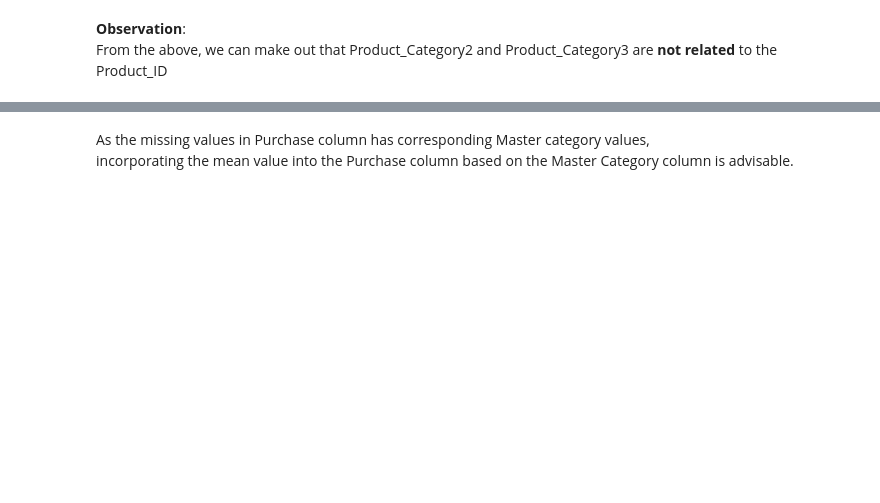
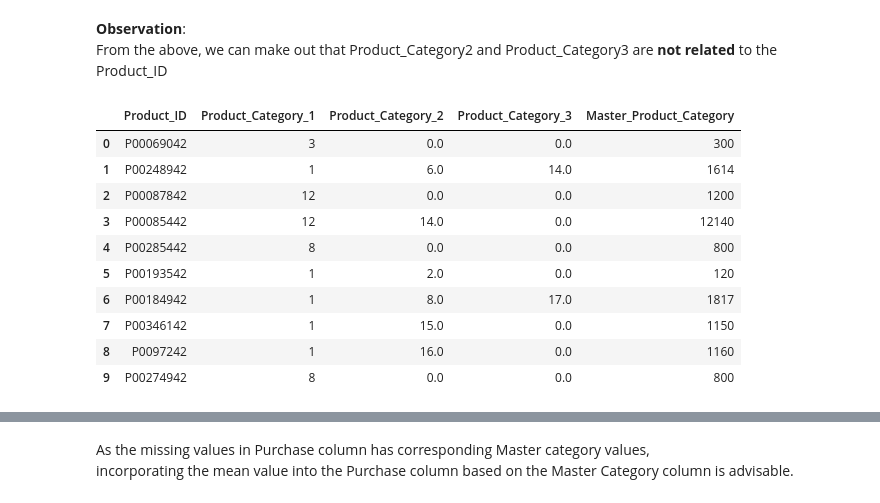
Before and after one commit to NageshVani/BlackFridaySales, a Jupyter notebook: Black Friday - Analytics Vidya Hackathon file.ipynb, the cells around one changed output, grey strips where cells are left out. Cells and saved outputs as stored; diff of their text form; code cells hidden in the pictures; blank space fills up the shorter version.

```diff
--- a/Black Friday - Analytics Vidya Hackathon file.ipynb
+++ b/Black Friday - Analytics Vidya Hackathon file.ipynb
@@ -43,3 +27,5 @@ dataset.head()
 # %%
+from support.bfdata import getcsv_data
+dataset = getcsv_data()
 # Checking for null values in the columns
 dataset.isnull().sum()
@@ -131,3 +188,19 @@ dataset[['Product_ID','Product_Category_1','Product_Category_2','Product_Categor
 # %%
 # Combining 3 Product category columns into 1 maseter category column
 dataset['Master_Product_Category']=dataset['Product_Category_1'].astype(str)+dataset['Product_Category_2'].astype(int).astype(str)+dataset['Product_Category_3'].astype(int).astype(str)
+
+tab2= dataset[['Product_ID','Product_Category_1','Product_Category_2','Product_Category_3','Master_Product_Category']].head(10)
+tab2.to_csv('results/tab2.csv', index=False)
+tab2
+# %% [output]
+|  | Product_ID | Product_Category_1 | Product_Category_2 | Product_Category_3 | Master_Product_Category |
+| 0 | P00069042 | 3 | 0.0 | 0.0 | 300 |
+| 1 | P00248942 | 1 | 6.0 | 14.0 | 1614 |
+| 2 | P00087842 | 12 | 0.0 | 0.0 | 1200 |
+| 3 | P00085442 | 12 | 14.0 | 0.0 | 12140 |
+| 4 | P00285442 | 8 | 0.0 | 0.0 | 800 |
+| 5 | P00193542 | 1 | 2.0 | 0.0 | 120 |
+| 6 | P00184942 | 1 | 8.0 | 17.0 | 1817 |
+| 7 | P00346142 | 1 | 15.0 | 0.0 | 1150 |
+| 8 | P0097242 | 1 | 16.0 | 0.0 | 1160 |
+| 9 | P00274942 | 8 | 0.0 | 0.0 | 800 |
```
Also changed, not shown: parts of 121 cells of this notebook, 1 other file.
